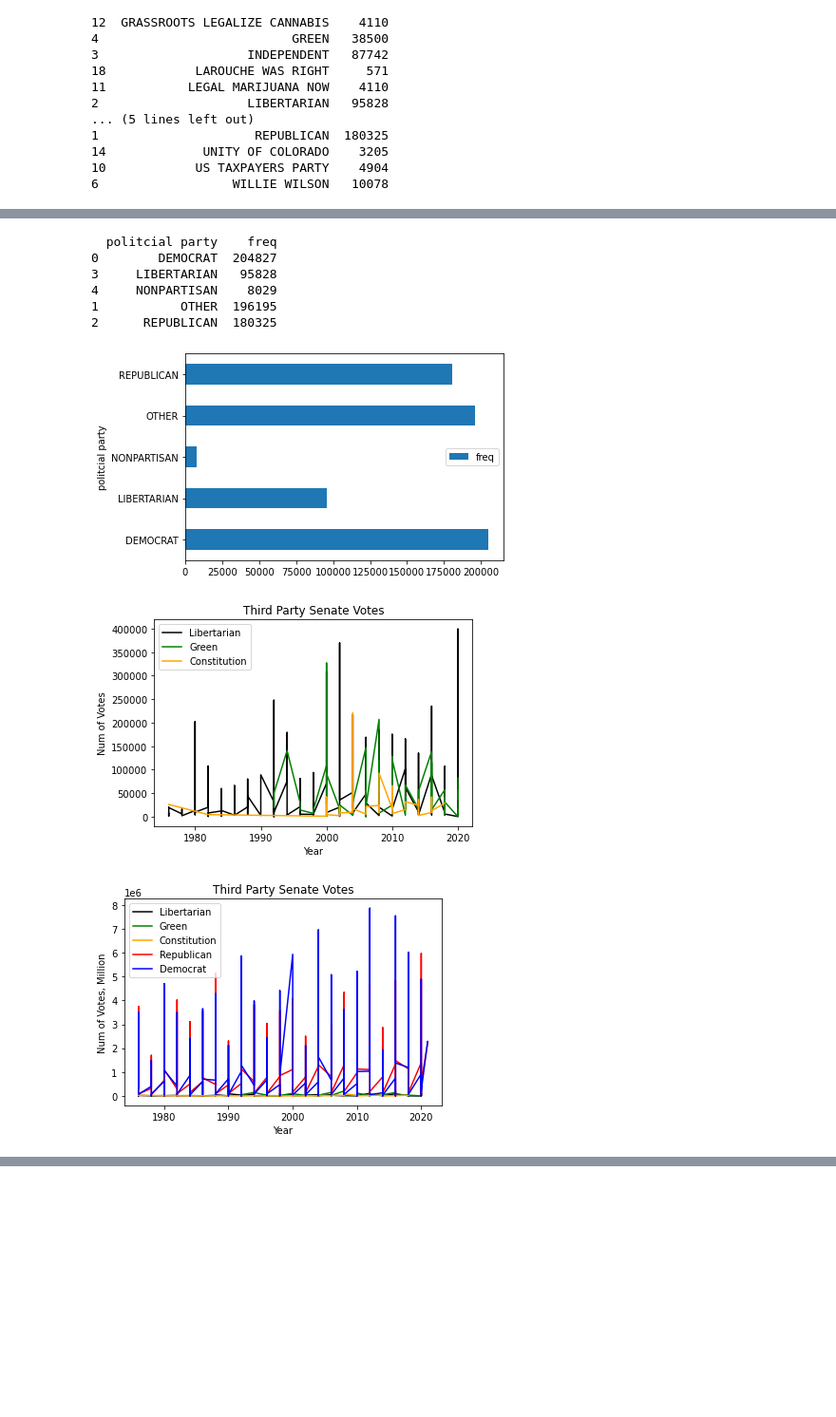
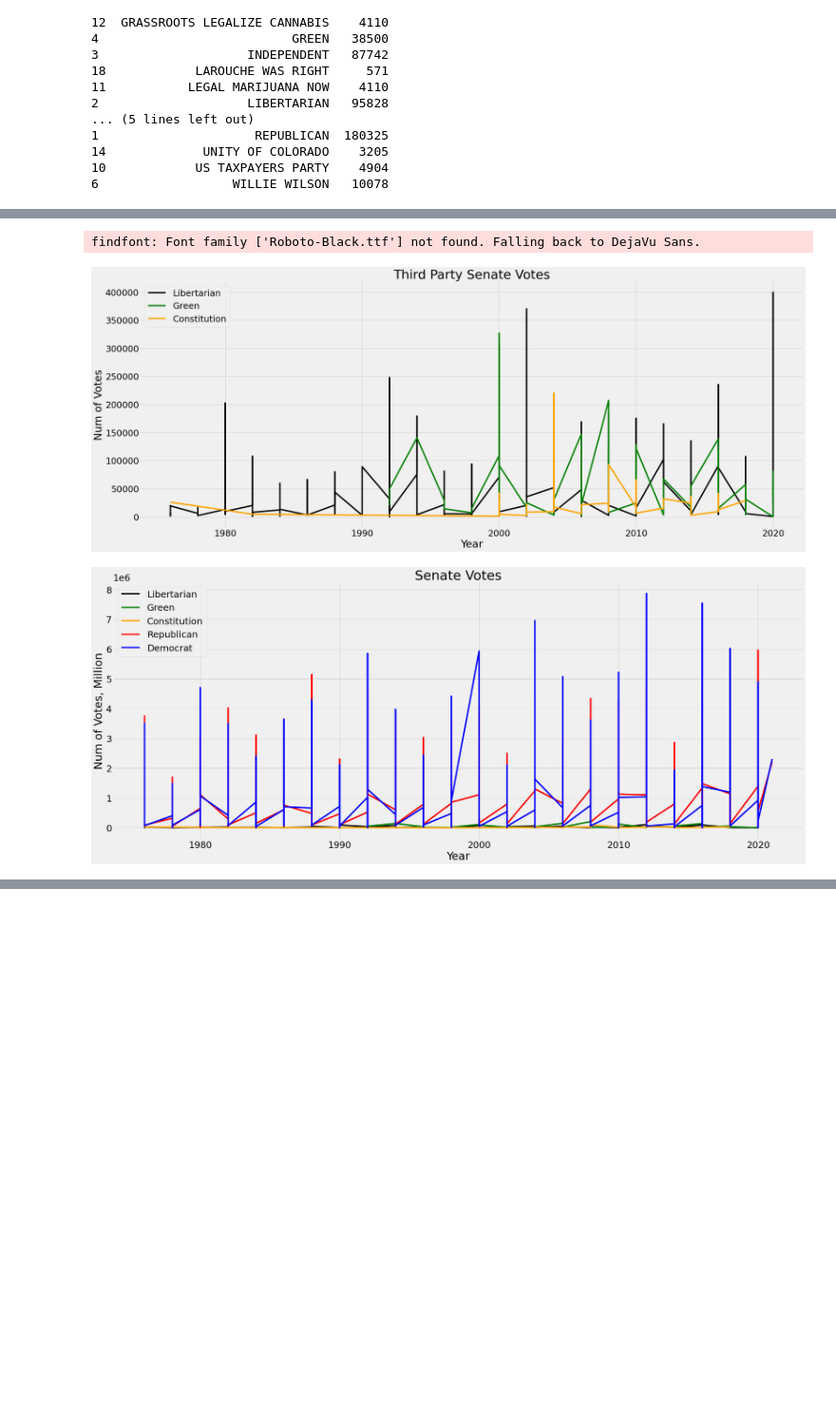
Before and after one commit to Shakofawe/final-project, a Jupyter notebook: Final.ipynb, the cells around one changed output, grey strips where cells are left out. Shown: that part at 95% size. Cells and saved outputs as stored; diff of their text form; code cells hidden in the pictures; blank space fills up the shorter version.

```diff
--- a/Final.ipynb
+++ b/Final.ipynb
@@ -11,3 +1,28 @@ len(df.index)
+# %%
+import pandas as pd
+#
+df = pd.read_csv('SenateData.csv')
+df2 = pd.read_csv('senateYBY.csv', encoding = "ISO-8859-1")
+#https://dataverse.harvard.edu/dataset.xhtml?persistentId=doi:10.7910/DVN/ER9XTV
+#https://dataverse.harvard.edu/dataset.xhtml?persistentId=doi:10.7910/DVN/PEJ5QU
+df.head()
+len(df.index)
+import matplotlib.pyplot as plt
+plt.style.use('fivethirtyeight')
+plt.rcParams['font.size'] = 25
+plt.rcParams['figure.figsize'] = (30, 12) #standardise figure size
+plt.rcParams['font.family'] =  'Roboto-Black.ttf'
+#import data and stylesheet
+###year
+
+ #- **Description**: year in which election was held
+### party_detailed
+#- **Description**: party of the candidate (always entirely uppercase)
+  #- **Note**: Parties are as they appear in the House Clerk report. In states that allow candidates to appear on multiple party lines, separate vote totals are indicated for each party.  Therefore, for analysis that involves candidate totals, it will be necessary to aggregate across all party lines within a district.  For analysis that focuses on two-party vote totals, it will be necessary to account for major party candidates who receive votes under multiple party labels. Minnesota party labels are given as they appear on the Minnesota ballots. Future versions of this file will include codes for candidates who are endorsed by major parties, regardless of the party label under which they receive votes.
+
+### party_simplified
+#- **Description**: party of the candidate (always entirely uppercase)
+#The entries will be one of: DEMOCRAT, REPUBLICAN, LIBERTARIAN, OTHER
 # %%
 #output frequency table of chosen column in dataset
 col = 'party_detailed' #<-edit this value! column name as it appears in dataframe
@@ -40,22 +75,5 @@ ax = freq.plot.barh(x=col_name, y='freq', rot=0)
-# %%
-col = 'party_simplified' #<-edit this value! column name as it appears in dataframe
-col_name = 'politcial party' #<-edit this value! descriptive name for column
-freq = df[col].value_counts().rename_axis(col_name).reset_index(name='freq')
-freq = freq.sort_values(by = col_name)
-print(freq)
-# %% [output]
-  politcial party    freq
-0        DEMOCRAT  204827
-3     LIBERTARIAN   95828
-4     NONPARTISAN    8029
-1           OTHER  196195
-2      REPUBLICAN  180325
-# %%
-ax = freq.plot.barh(x=col_name, y='freq', rot=0)
-# %% [output]
-[figure, removed]
 # %%
-import matplotlib.pyplot as plt
+
 df3 = df2[df2['party_detailed']=='LIBERTARIAN']
 plt.plot( df3['year'], df3[ 'candidatevotes'], 'black')
 df4 = df2[df2['party_detailed']=='GREEN']
@@ -67,28 +85,31 @@ plt.title('Third Party Senate Votes')
 plt.xlabel('Year')
 plt.ylabel('Num of Votes')
 plt.legend(['Libertarian', 'Green', 'Constitution', 'Republican'])
+#make line graph using data
 plt.show()
 # %% [output]
+findfont: Font family ['Roboto-Black.ttf'] not found. Falling back to DejaVu Sans.
-[figure, old version]
+[figure, new version]
 # %%
 import matplotlib.pyplot as plt
 df3 = df2[df2['party_detailed']=='LIBERTARIAN']
 plt.plot( df3['year'], df3[ 'candidatevotes'], 'black')
 df4 = df2[df2['party_detailed']=='GREEN']
 plt.plot( df4['year'], df4[ 'candidatevotes'], 'green')
 df5 = df2[df2['party_detailed']=='CONSTITUTION']
 plt.plot( df5['year'], df5[ 'candidatevotes'], 'orange')
 df7= df2[df2['party_detailed']=='REPUBLICAN']
 plt.plot( df7['year'], df7[ 'candidatevotes'], 'red')
 df8= df2[df2['party_detailed']=='DEMOCRAT']
 plt.plot( df8['year'], df8[ 'candidatevotes'], 'blue')
-plt.title('Third Party Senate Votes')
+plt.title('Senate Votes')
 plt.xlabel('Year')
 plt.ylabel('Num of Votes, Million')
 plt.legend(['Libertarian', 'Green', 'Constitution', 'Republican', 'Democrat'])
 plt.show()
+#make line graph using data
 # %% [output]
-[figure, old version]
+[figure, new version]
 # %%
 df3 = df2[df2['party_detailed']=='LIBERTARIAN']
 plt.plot( df3['year'], df3[ 'candidatevotes'], 'yellow')
```
Also changed, not shown: parts of 8 cells of this notebook.
